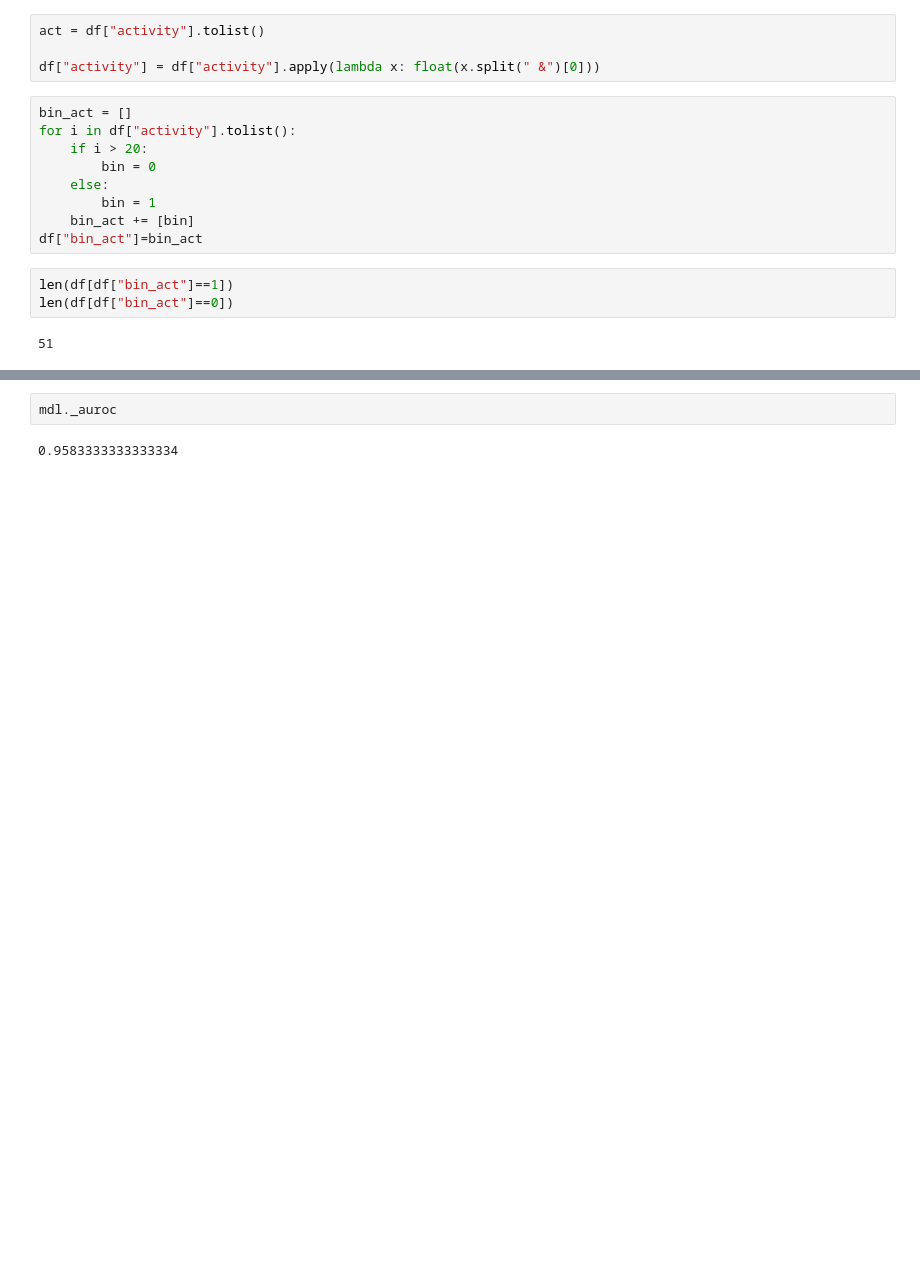
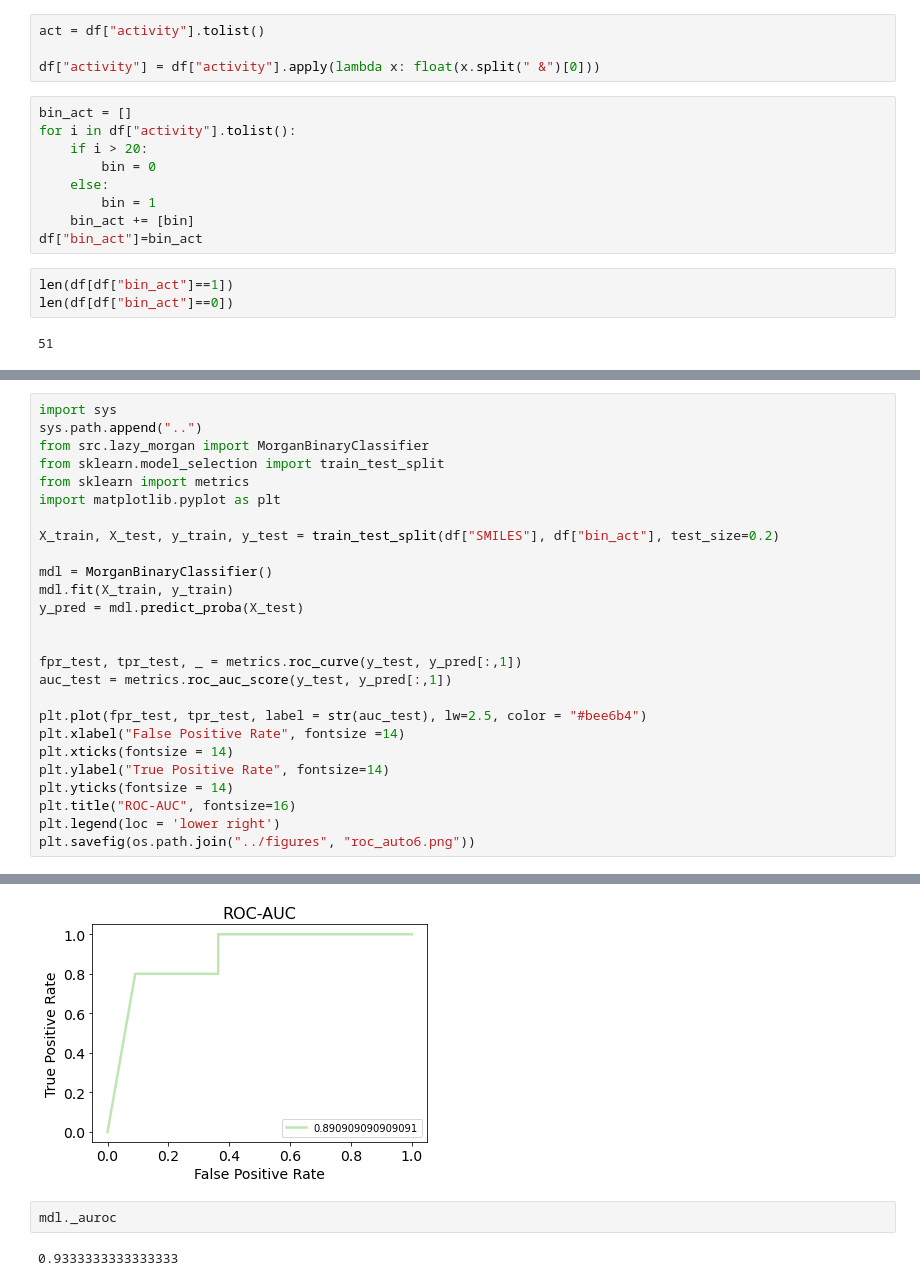
Before and after one commit to ersilia-os/osa-murd, a Jupyter notebook: notebooks/data_exploration.ipynb, the cells around one changed output, grey strips where cells are left out. Drawn from its saved outputs; the diff is of its cells as text; blank space fills up the shorter version.

```diff
--- a/notebooks/data_exploration.ipynb
+++ b/notebooks/data_exploration.ipynb
@@ -67,0 +43,27 @@ mdl.fit(df["SMILES"], df["bin_act"])
+# %%
+import sys
+sys.path.append("..")
+from src.lazy_morgan import MorganBinaryClassifier
+from sklearn.model_selection import train_test_split
+from sklearn import metrics
+import matplotlib.pyplot as plt
+
+X_train, X_test, y_train, y_test = train_test_split(df["SMILES"], df["bin_act"], test_size=0.2)
+
+mdl = MorganBinaryClassifier()
+mdl.fit(X_train, y_train)
+y_pred = mdl.predict_proba(X_test)
+
+
+fpr_test, tpr_test, _ = metrics.roc_curve(y_test, y_pred[:,1])
+auc_test = metrics.roc_auc_score(y_test, y_pred[:,1])
+
+plt.plot(fpr_test, tpr_test, label = str(auc_test), lw=2.5, color = "#bee6b4")
+plt.xlabel("False Positive Rate", fontsize =14)
+plt.xticks(fontsize = 14)
+plt.ylabel("True Positive Rate", fontsize=14)
+plt.yticks(fontsize = 14)
+plt.title("ROC-AUC", fontsize=16)
+plt.legend(loc = 'lower right')
+plt.savefig(os.path.join("../figures", "roc_auto6.png"))
+# %% [output]
@@ -68,4 +87,5 @@ mdl.fit(df["SMILES"], df["bin_act"])
+[figure, added]
 # %%
 mdl._auroc
 # %% [output]
-0.9583333333333334
+0.9333333333333333
```
Also changed, not shown: parts of 4 cells of this notebook, 8 other files.
